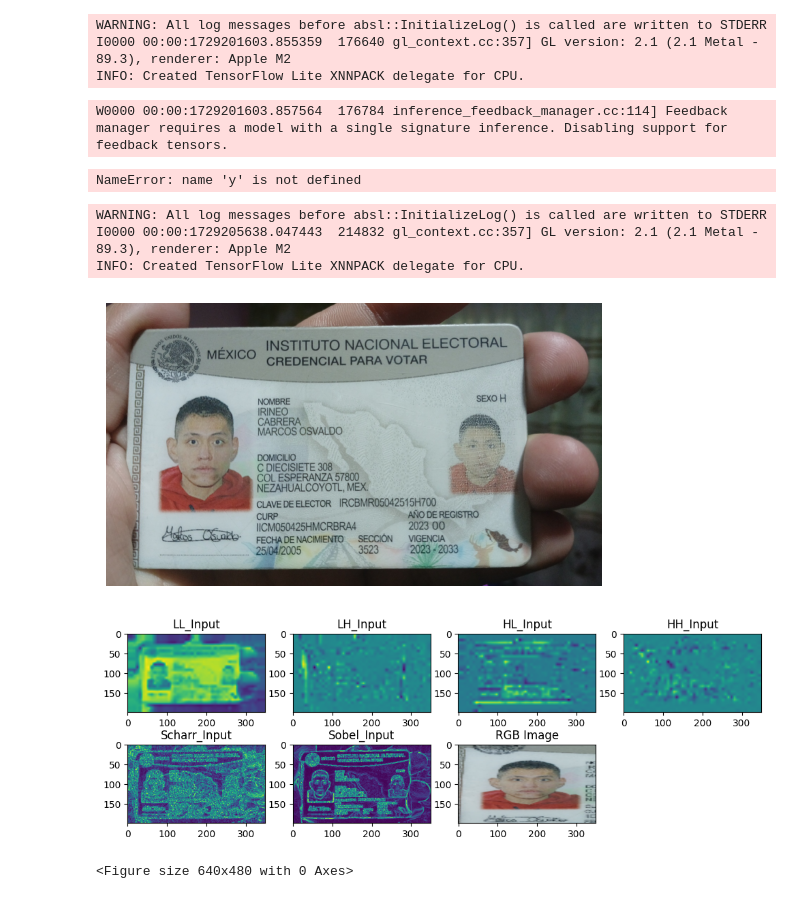
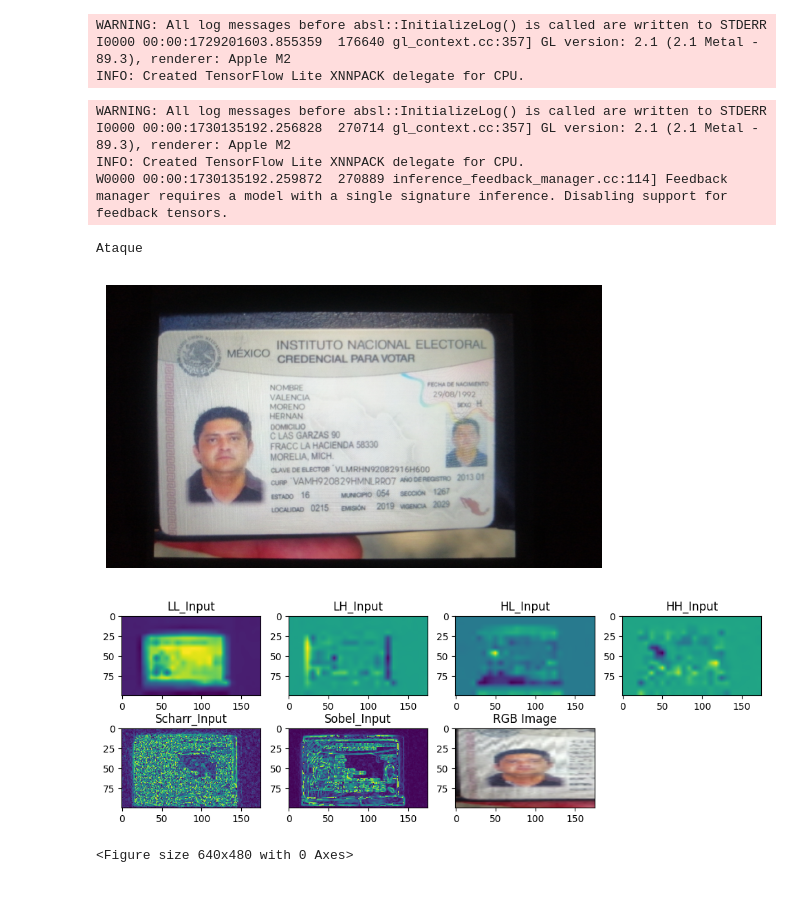
Before and after one commit to CameroJI/Moire-Fraud-Detection, a Jupyter notebook: playground.ipynb, the cells around one changed output. Cells and saved outputs as stored; diff of their text form; code cells hidden in the pictures.

```diff
--- a/playground.ipynb
+++ b/playground.ipynb
@@ -174,39 +186,15 @@ face_detection = mp_face_detection.FaceDetection(min_detection_confidence=0.4)
 WARNING: All log messages before absl::InitializeLog() is called are written to STDERR
 I0000 00:00:1729201603.855359  176640 gl_context.cc:357] GL version: 2.1 (2.1 Metal - 89.3), renderer: Apple M2
 INFO: Created TensorFlow Lite XNNPACK delegate for CPU.
-# %%
-path = '/Users/jorgecamero/MoireDataset/batch'
-folders = [os.path.join(path, folder) for folder in os.listdir(path) if os.path.isdir(os.path.join(path, folder))]
-random_folder = random.choice(folders)
-
-img_list = [os.path.join(random_folder, file) for file in os.listdir(random_folder) if file.lower().endswith(('.jpg', '.png', '.jpeg'))]
-random_img = random.choice(img_list)
-image = cv2.imread(random_img)
-
-image_rgb = cv2.cvtColor(image, cv2.COLOR_BGR2RGB)
-
-results = face_detection.process(image_rgb)
-if results.detections is not None:
-    for detection in results.detections:
-        bboxC = detection.location_data.relative_bounding_box
-        h, w, _ = image_rgb.shape
-        h_prop, y_prop = (int(h/10), int(y/2))
-        x, y, width, height = (bboxC.xmin * w, bboxC.ymin * h, bboxC.width * w, bboxC.height * h)
-        if x < h/2:
-            img_crop = image_rgb[int(y)-y_prop:int(y + height)+y_prop, int(x)-h_prop:int(x + width)+h_prop]
-            img_crop = cv2.resize(img_crop, (175, 100), cv2.INTER_LINEAR)
-            plt.imshow(img_crop)
-            plt.axis('on')
-            plt.show()
-
-            cv2.rectangle(image_rgb, (int(x), int(y)), (int(x + width), int(y + height)), (0, 255, 0), 2)
-
-plt.imshow(image_rgb)
-plt.axis('on')
-plt.show()
-# %% [output]
-W0000 00:00:1729201603.857564  176784 inference_feedback_manager.cc:114] Feedback manager requires a model with a single signature inference. Disabling support for feedback tensors.
-NameError: name 'y' is not defined
+# %%
+from utils import get_model
+
+model = get_model(loadFlag=True, path='/Users/jorgecamero/Downloads/best_model.keras')
+# %% [output]
+WARNING: All log messages before absl::InitializeLog() is called are written to STDERR
+I0000 00:00:1730135192.256828  270714 gl_context.cc:357] GL version: 2.1 (2.1 Metal - 89.3), renderer: Apple M2
+INFO: Created TensorFlow Lite XNNPACK delegate for CPU.
+W0000 00:00:1730135192.259872  270889 inference_feedback_manager.cc:114] Feedback manager requires a model with a single signature inference. Disabling support for feedback tensors.
 # %%
 import os
 import random
@@ -214,13 +202,10 @@ import numpy as np
 import matplotlib.pyplot as plt
 
 from utils import load_img, preprocess_img, preprocess_augmentation_img
+from predict import predict_img
 
-HEIGHT = 200
-WIDTH = 350
+HEIGHT = 100
+WIDTH = 175
-# %% [output]
-WARNING: All log messages before absl::InitializeLog() is called are written to STDERR
-I0000 00:00:1729205638.047443  214832 gl_context.cc:357] GL version: 2.1 (2.1 Metal - 89.3), renderer: Apple M2
-INFO: Created TensorFlow Lite XNNPACK delegate for CPU.
 # %%
 path = '/Users/jorgecamero/MoireDataset/batch'
 folders = [os.path.join(path, folder) for folder in os.listdir(path) if os.path.isdir(os.path.join(path, folder))]
@@ -229,34 +214,39 @@ random_folder = random.choice(folders)
 img_list = [os.path.join(random_folder, file) for file in os.listdir(random_folder) if file.lower().endswith(('.jpg', '.png', '.jpeg'))]
 random_img = random.choice(img_list)
 
 img = load_img(random_img, width=WIDTH, height=HEIGHT)
-img_elements = preprocess_img(img)
+img_elements = preprocess_img(img, height=HEIGHT, width=WIDTH)
 
+prediction_bin, prediction = predict_img(model=model, img=img_elements)
+prediction_label = 'Real' if atack_cnt < 2 else 'Ataque'
+print(prediction_label)
 plt.imshow(load_img(random_img, width=1400, height=800))
+plt.title("")
 plt.axis('off')
 
 num_cols = 4
 num_rows = (len(img_elements) + num_cols - 1) // num_cols
 
 plt.figure(figsize=(12, 2 * num_rows))
 
 for idx, (name, element) in enumerate(list(img_elements.items())[:-3]):
     plt.subplot(num_rows, num_cols, idx + 1)
     plt.imshow(element)
     plt.axis('on')
     plt.title(name)
 
 rgb_channels = list(img_elements.items())[-3:]
 rgb_image = np.stack([np.squeeze(element) for _, element in rgb_channels], axis=-1)
 
 plt.imshow(rgb_image.astype(np.uint8))
 plt.axis('on')
 plt.title('RGB Image')
 plt.show()
 
 plt.tight_layout()
 plt.show()
 # %% [output]
+Ataque
-[figure, old version]
+[figure, new version]
-[figure, old version]
+[figure, new version]
-<Figure size 640x480 with 0 Axes>
+<Figure size 640x480 with 0 Axes>
```
Also changed, not shown: parts of 4 cells of this notebook, 1 other file.
